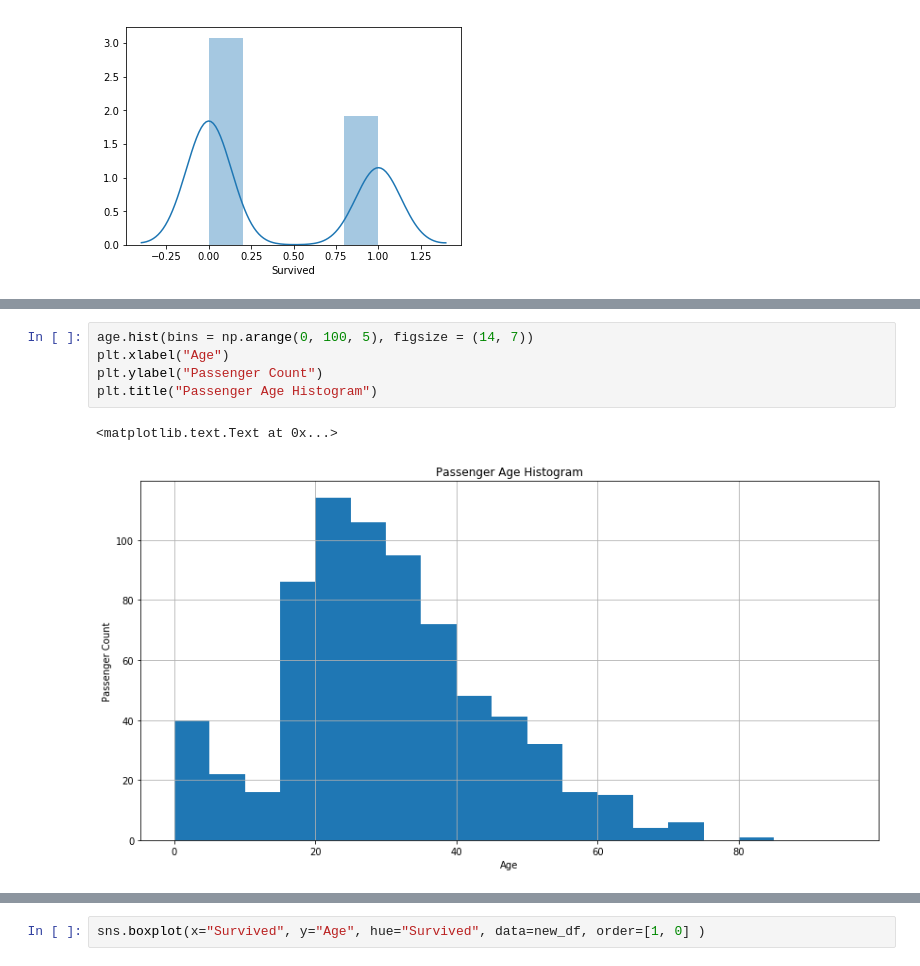
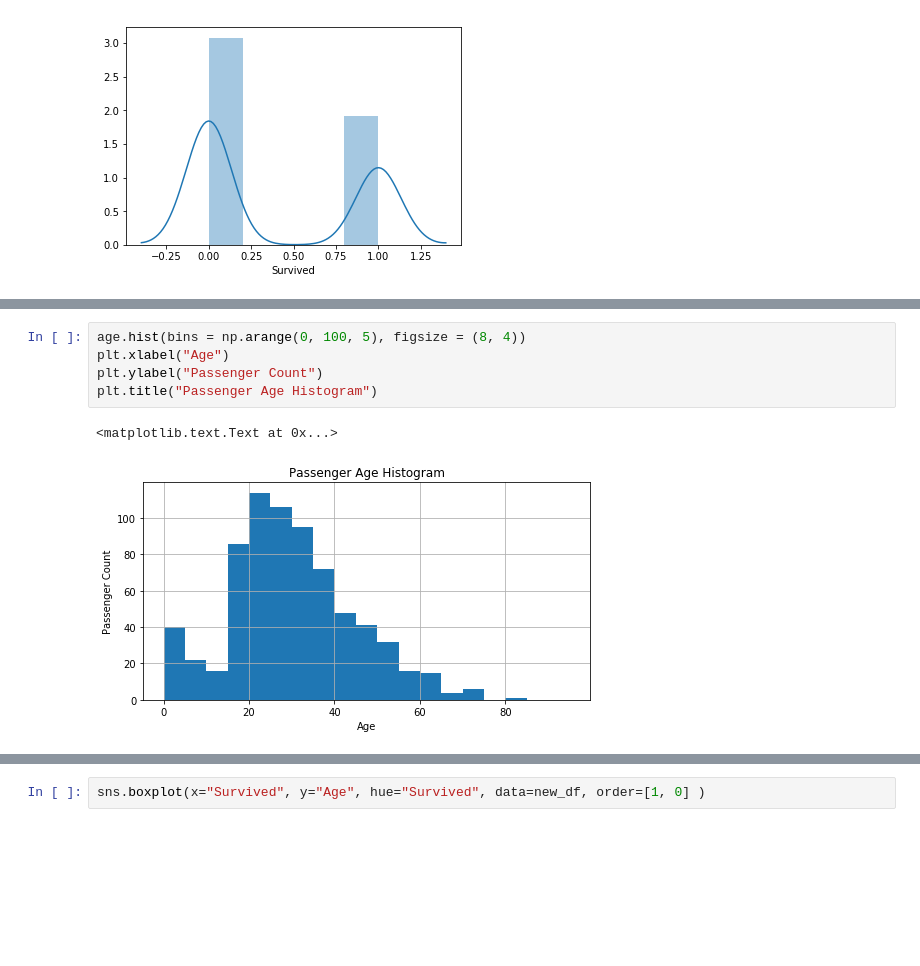
Before and after one commit to sunpochin/dand-p2-investigate-titanic-data, a Jupyter notebook: investigate-titanic-data.ipynb, the cells around one changed output, grey strips where cells are left out. Cells and saved outputs as stored; diff of their text form; blank space fills up the shorter version.

```diff
--- a/investigate-titanic-data.ipynb
+++ b/investigate-titanic-data.ipynb
@@ -269,8 +265,8 @@ plt.hist(df['SibSp'])
 # %%
-age.hist(bins = np.arange(0, 100, 5), figsize = (14, 7))
+age.hist(bins = np.arange(0, 100, 5), figsize = (8, 4))
 plt.xlabel("Age")
 plt.ylabel("Passenger Count")
 plt.title("Passenger Age Histogram")
 # %% [output]
 <matplotlib.text.Text at 0x...>
-[figure, old version]
+[figure, new version]
```
Also changed, not shown: parts of 29 cells of this notebook.
